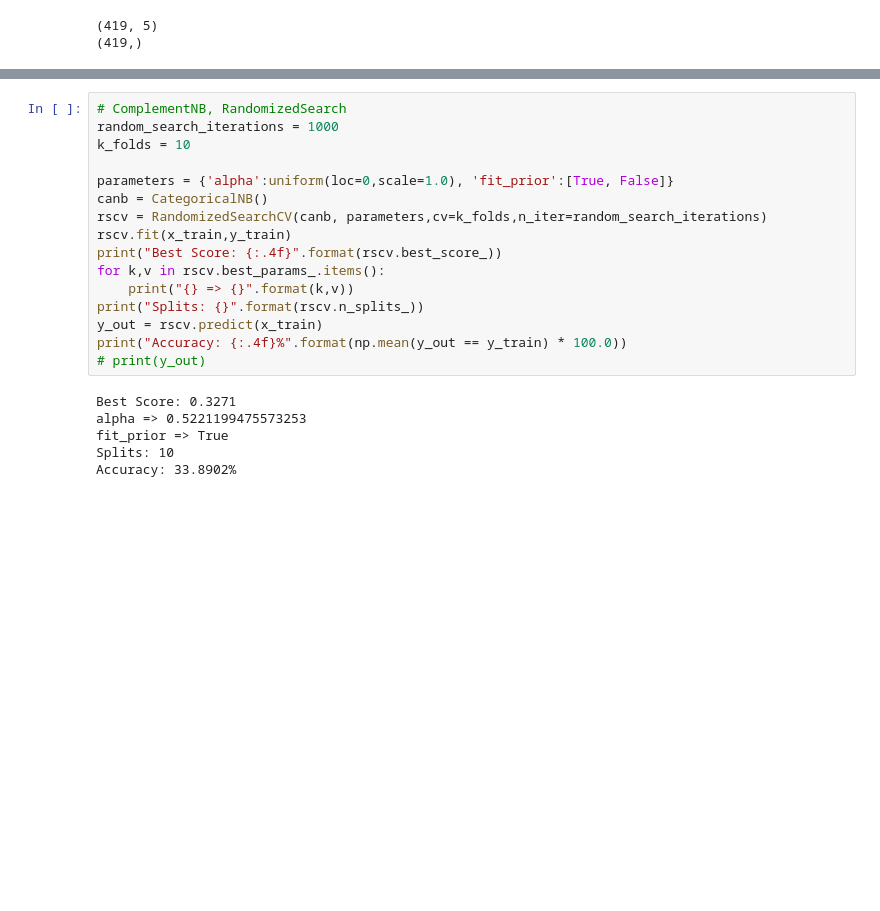
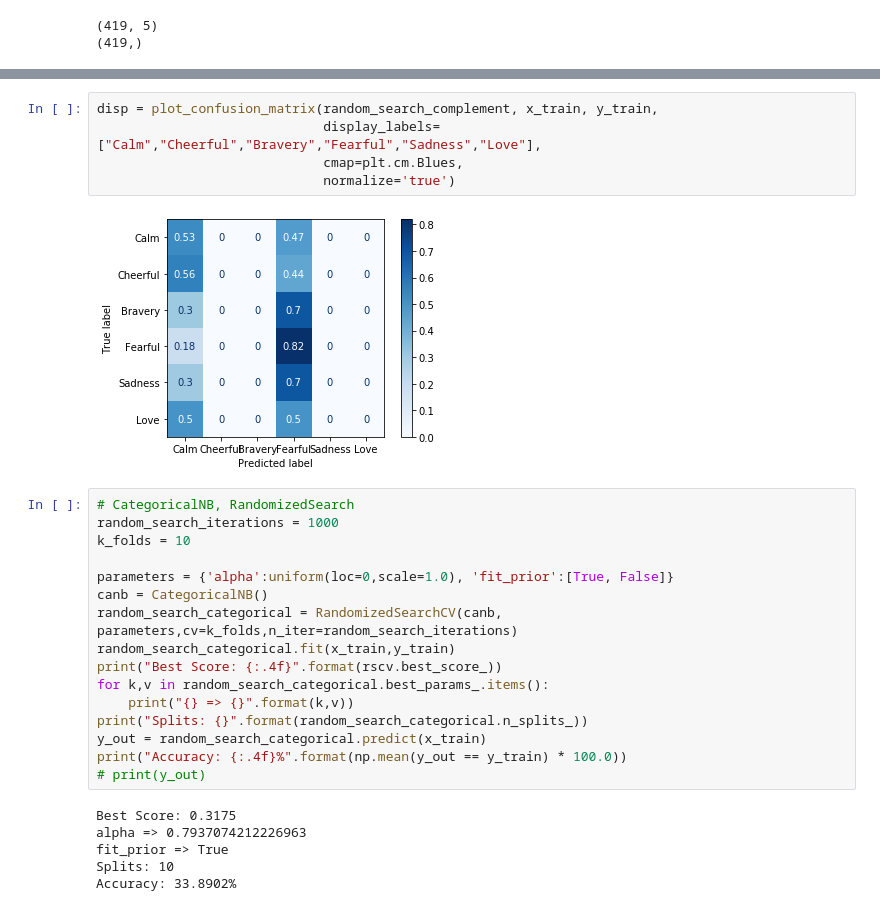
Before and after one commit to gracielnunciob/XLB48, a Jupyter notebook: Notebooks/Training/Naive Bayes Hyperparameter Search.ipynb, the cells around one changed output, grey strips where cells are left out. Drawn from its saved outputs; the diff is of its cells as text; blank space fills up the shorter version.

```diff
--- a/Notebooks/Training/Naive Bayes Hyperparameter Search.ipynb
+++ b/Notebooks/Training/Naive Bayes Hyperparameter Search.ipynb
@@ -114,25 +137,32 @@ fit_prior => True
 norm => False
 Splits: 10
 Accuracy: 31.7422%
+# %%
+disp = plot_confusion_matrix(random_search_complement, x_train, y_train,
+                             display_labels=["Calm","Cheerful","Bravery","Fearful","Sadness","Love"],
+                             cmap=plt.cm.Blues,
+                             normalize='true')
+# %% [output]
+[figure, added]
 # %%
-# ComplementNB, RandomizedSearch
+# CategoricalNB, RandomizedSearch
 random_search_iterations = 1000
 k_folds = 10
 
 parameters = {'alpha':uniform(loc=0,scale=1.0), 'fit_prior':[True, False]}
 canb = CategoricalNB()
-rscv = RandomizedSearchCV(canb, parameters,cv=k_folds,n_iter=random_search_iterations)
-rscv.fit(x_train,y_train)
+random_search_categorical = RandomizedSearchCV(canb, parameters,cv=k_folds,n_iter=random_search_iterations)
+random_search_categorical.fit(x_train,y_train)
 print("Best Score: {:.4f}".format(rscv.best_score_))
-for k,v in rscv.best_params_.items():
+for k,v in random_search_categorical.best_params_.items():
     print("{} => {}".format(k,v))
-print("Splits: {}".format(rscv.n_splits_))
-y_out = rscv.predict(x_train)
+print("Splits: {}".format(random_search_categorical.n_splits_))
+y_out = random_search_categorical.predict(x_train)
 print("Accuracy: {:.4f}%".format(np.mean(y_out == y_train) * 100.0))
 # print(y_out)
 # %% [output]
-Best Score: 0.3271
-alpha => 0.5221199475573253
+Best Score: 0.3175
+alpha => 0.7937074212226963
 fit_prior => True
 Splits: 10
 Accuracy: 33.8902%
```
Also changed, not shown: parts of 11 cells of this notebook.
